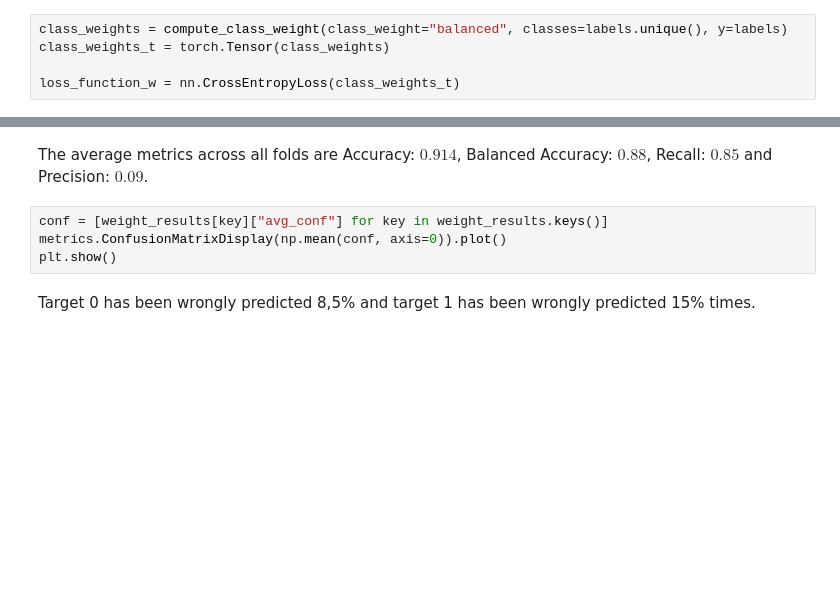
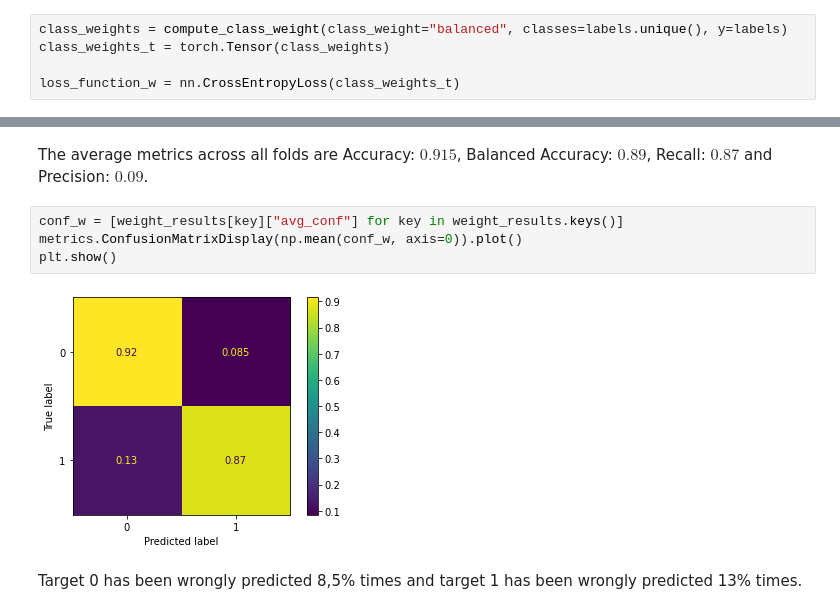
Before and after one commit to JaNoNi/MADS-DL-Exam1, a Jupyter notebook: src/Exam1.ipynb, the cells around one changed output, grey strips where cells are left out. Cells and saved outputs as stored; diff of their text form; blank space fills up the shorter version.

```diff
--- a/src/Exam1.ipynb
+++ b/src/Exam1.ipynb
@@ -383,10 +533,12 @@ metric_df_weight_avg
 # %% [markdown]
-The average metrics across all folds are Accuracy: $0.914$, Balanced Accuracy: $0.88$, Recall: $0.85$ and Precision: $0.09$.
+The average metrics across all folds are Accuracy: $0.915$, Balanced Accuracy: $0.89$, Recall: $0.87$ and Precision: $0.09$.
 # %%
-conf = [weight_results[key]["avg_conf"] for key in weight_results.keys()]
-metrics.ConfusionMatrixDisplay(np.mean(conf, axis=0)).plot()
+conf_w = [weight_results[key]["avg_conf"] for key in weight_results.keys()]
+metrics.ConfusionMatrixDisplay(np.mean(conf_w, axis=0)).plot()
 plt.show()
+# %% [output]
+[figure, added]
 # %% [markdown]
-Target 0 has been wrongly predicted 8,5% and target 1 has been wrongly predicted 15% times.
+Target 0 has been wrongly predicted 8,5% times and target 1 has been wrongly predicted 13% times.
 # %% [markdown]
 ### 7. Interpret your results, explain your conclusions regarding SMOTE and class weights.
```
Also changed, not shown: parts of 56 cells of this notebook, 4 other files.
